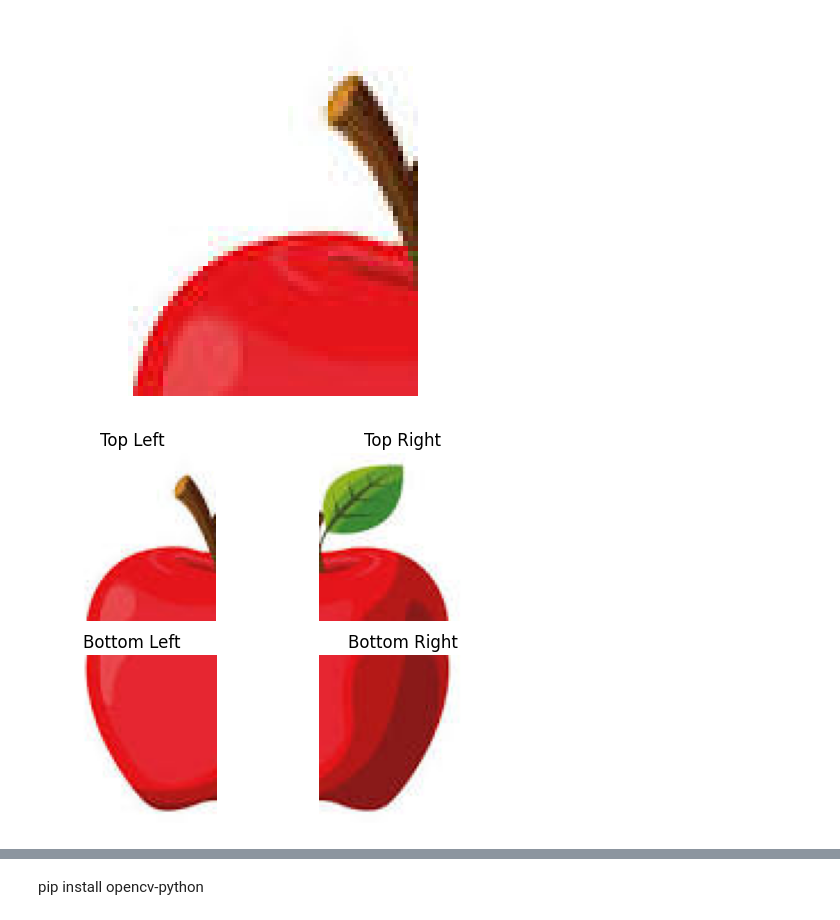
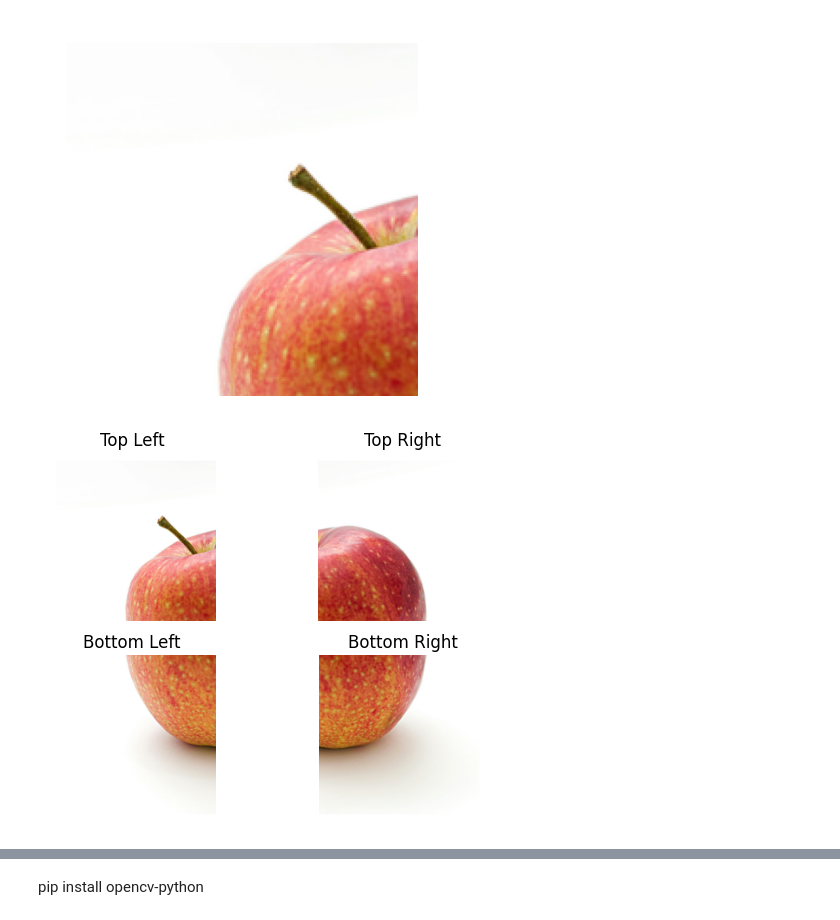
Before and after one commit to HarshaReddy068/CG-LAB, a Jupyter notebook: prog7.ipynb, the cells around one changed output, grey strips where cells are left out. Cells and saved outputs as stored; diff of their text form; code cells hidden in the pictures.

```diff
--- a/prog7.ipynb
+++ b/prog7.ipynb
@@ -30,29 +30,29 @@ plt.show()
 # %%
 import cv2
 import matplotlib.pyplot as plt
-image = cv2.imread('fru.jpeg')
+image = cv2.imread('fru.png')
 image_mat= cv2.cvtColor(image, cv2.COLOR_BGR2RGB)
 
 ht,wd,c=image.shape
 midx=wd//2
 midy=ht//2
 
 tl=image_mat[:midy,:midx]
 tr=image_mat[:midy,midx:]
 bl=image_mat[midy:,:midx]
 br=image_mat[midy:,midx:]
 
 plt.imshow(tl)
 
 
 plt.axis("off")
 plt.show()
 # %% [output]
-[figure, old version]
+[figure, new version]
 # %%
 import cv2
 import matplotlib.pyplot as plt
-image = cv2.imread('fru.jpeg')
+image = cv2.imread('fru.png')
 image_mat= cv2.cvtColor(image, cv2.COLOR_BGR2RGB)
 
 ht,wd,c=image.shape
@@ -86,7 +86,7 @@ axs[1,1].set_title("Bottom Right")
 plt.axis("off")
 plt.show()
 # %% [output]
-[figure, old version]
+[figure, new version]
 # %%
 # Using for LOOP
 
```
Also changed, not shown: parts of 4 cells of this notebook, 5 other files.
